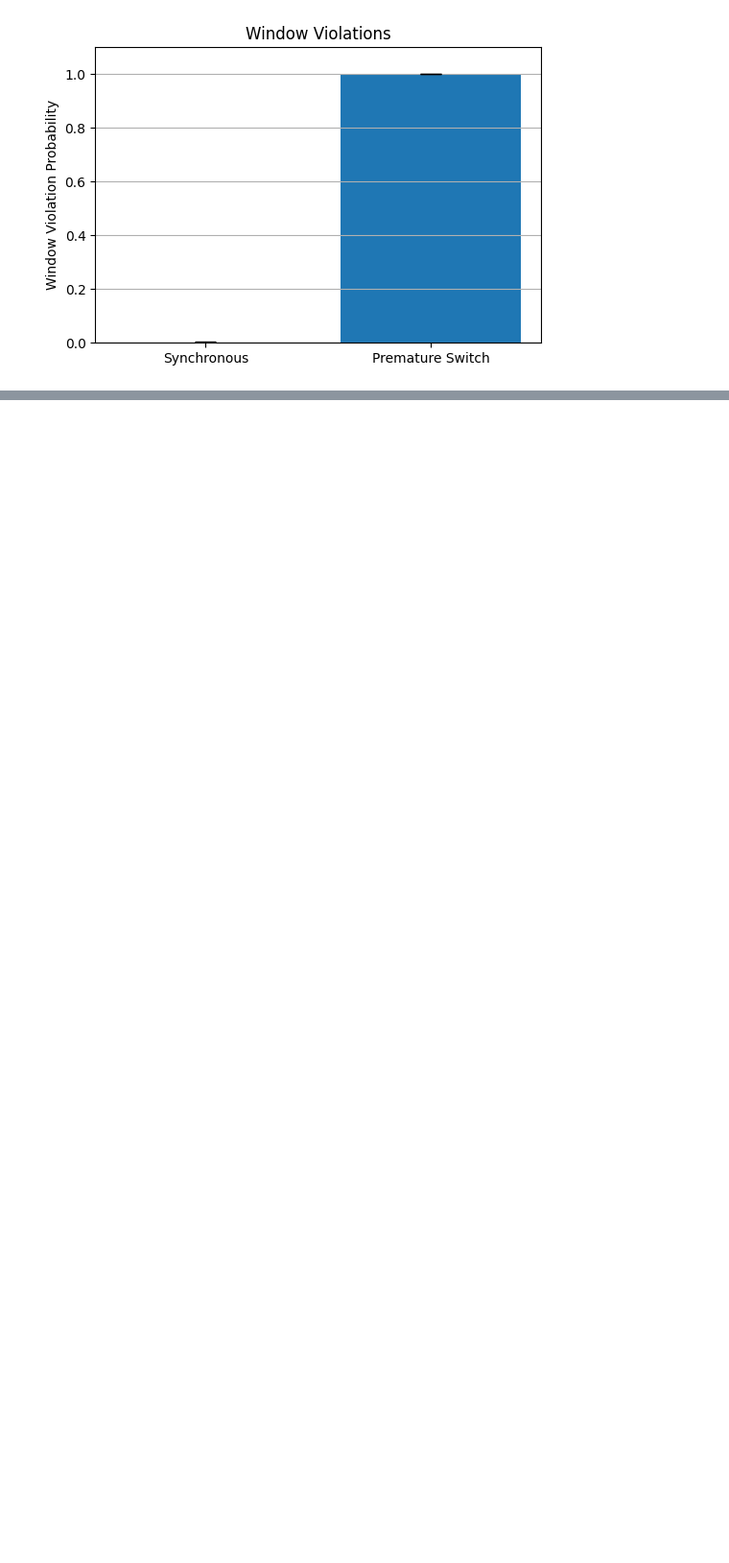
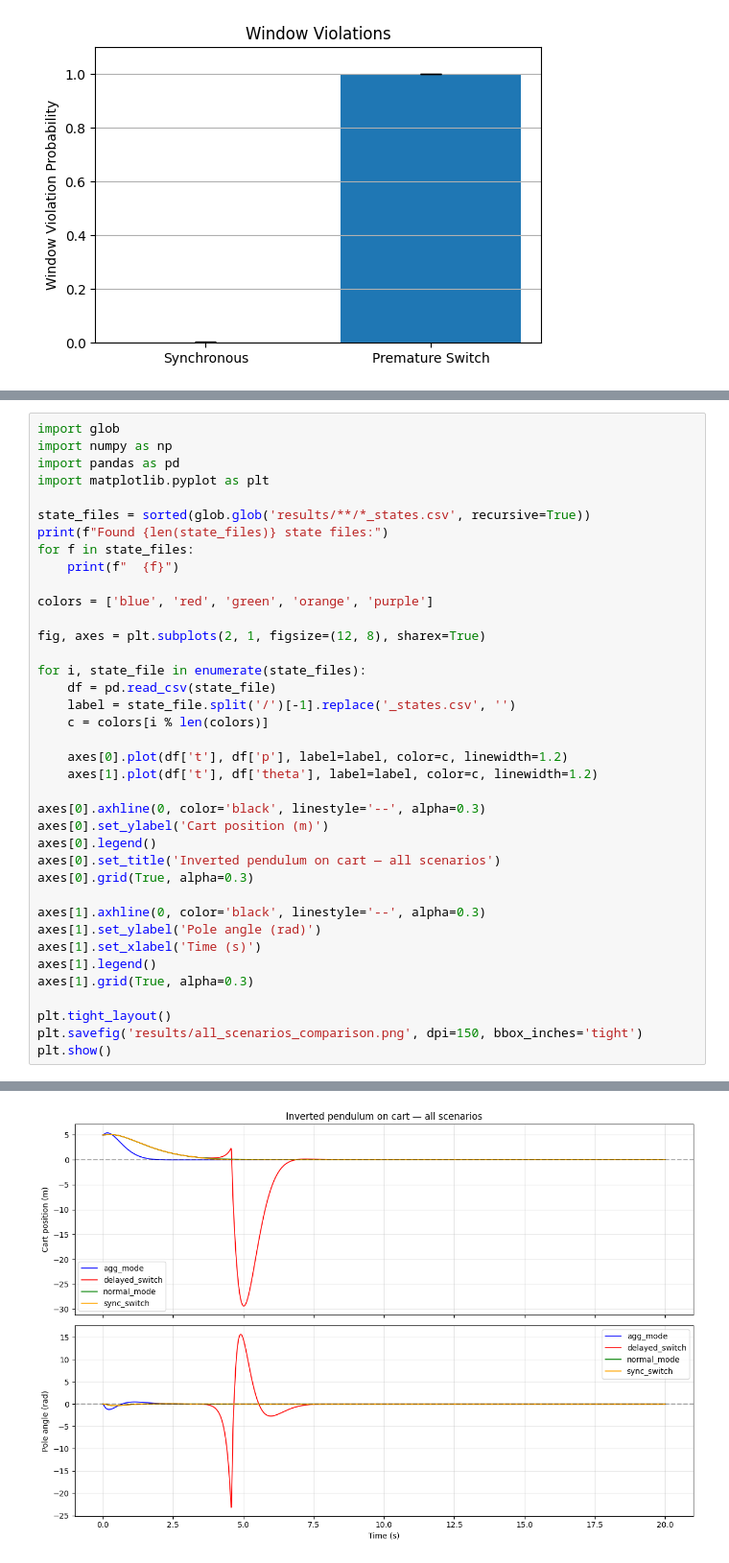
Before and after one commit to kss682/co-design-framework, a Jupyter notebook: confidence_plot.ipynb, the cells around one changed output, grey strips where cells are left out. Shown at 96% size. Drawn from its saved outputs; the diff is of its cells as text; blank space fills up the shorter version.

Commit message:
plot single pendulum use case

```diff
--- a/confidence_plot.ipynb
+++ b/confidence_plot.ipynb
@@ -28,0 +73,39 @@ plt.show()
+# %%
+import glob
+import numpy as np
+import pandas as pd
+import matplotlib.pyplot as plt
+
+state_files = sorted(glob.glob('results/**/*_states.csv', recursive=True))
+print(f"Found {len(state_files)} state files:")
+for f in state_files:
+    print(f"  {f}")
+
+colors = ['blue', 'red', 'green', 'orange', 'purple']
+
+fig, axes = plt.subplots(2, 1, figsize=(12, 8), sharex=True)
+
+for i, state_file in enumerate(state_files):
+    df = pd.read_csv(state_file)
+    label = state_file.split('/')[-1].replace('_states.csv', '')
+    c = colors[i % len(colors)]
+
+    axes[0].plot(df['t'], df['p'], label=label, color=c, linewidth=1.2)
+    axes[1].plot(df['t'], df['theta'], label=label, color=c, linewidth=1.2)
+
+axes[0].axhline(0, color='black', linestyle='--', alpha=0.3)
+axes[0].set_ylabel('Cart position (m)')
+axes[0].legend()
+axes[0].set_title('Inverted pendulum on cart — all scenarios')
+axes[0].grid(True, alpha=0.3)
+
+axes[1].axhline(0, color='black', linestyle='--', alpha=0.3)
+axes[1].set_ylabel('Pole angle (rad)')
+axes[1].set_xlabel('Time (s)')
+axes[1].legend()
+axes[1].grid(True, alpha=0.3)
+
+plt.tight_layout()
+plt.savefig('results/all_scenarios_comparison.png', dpi=150, bbox_inches='tight')
+plt.show()
+# %% [output]
@@ -28,0 +117 @@ plt.show()
+[figure, added]
```
Also changed, not shown: parts of 2 cells of this notebook.
